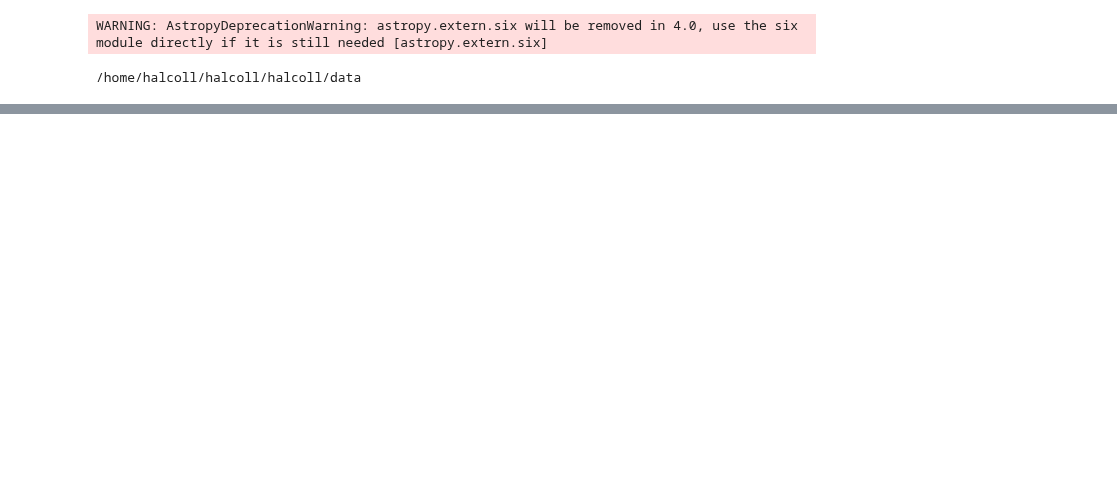
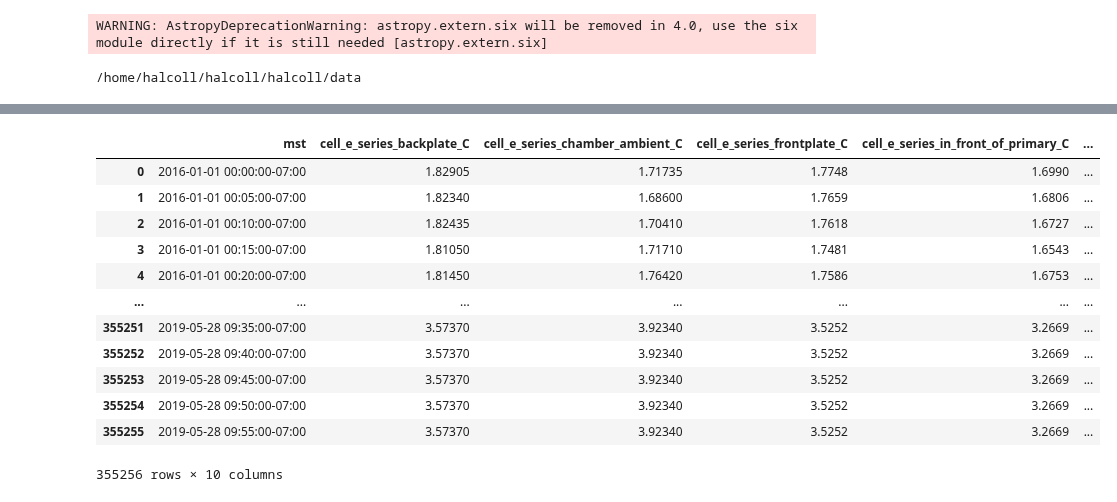
Before and after one commit to tepickering/HALcoll, a Jupyter notebook: notebooks/sunset_temp.ipynb, the cells around one changed output, grey strips where cells are left out. Saved outputs shown, nothing was run; the diff lists cells and outputs as text; code cells hidden in the pictures; blank space fills up the shorter version.

```diff
--- a/notebooks/sunset_temp.ipynb
+++ b/notebooks/sunset_temp.ipynb
@@ -150,0 +75,5 @@ array(['2019-11-16T00:24:23Z', '2019-11-16T13:52:25Z',
+# %%
+# y is true when sun is up, false when down. so sunset is when y is False.
+sunsets = t_str[y == False]
+sunsets_dt = t_dt[y == False]
+sunsets
@@ -150,0 +84,2 @@ array(['2019-11-16T00:24:23Z', '2019-11-16T13:52:25Z',
+# %%
+temp_data = temp_data.set_index(pd.DatetimeIndex(temp_data['ts'], name='mst')).tz_localize('MST').drop(columns=['ts'])
@@ -150,0 +103,4 @@ array(['2019-11-16T00:24:23Z', '2019-11-16T13:52:25Z',
+# %%
+sunsets_df = pd.DataFrame(pd.to_datetime(sunsets).tz_convert("MST"), columns=['sunset'])
+sunsets_df = sunsets_df.set_index(pd.DatetimeIndex(sunsets_df['sunset'], name='mst'))
+sunsets_df
@@ -150,0 +122,19 @@ array(['2019-11-16T00:24:23Z', '2019-11-16T13:52:25Z',
+# %%
+sunset_temp_data = pd.merge_asof(temp_data, sunsets_df, on='mst')
+# %%
+sunset_temp_data['sunset_diff'] = sunset_temp_data['mst'] - sunset_temp_data['sunset']
+sunset_temp_data
+# %% [output]
+|  | mst | cell_e_series_backplate_C | cell_e_series_chamber_ambient_C | cell_e_series_frontplate_C | cell_e_series_in_front_of_primary_C | ... |
+| 0 | 2016-01-01 00:00:00-07:00 | 1.82905 | 1.71735 | 1.7748 | 1.6990 | ... |
+| 1 | 2016-01-01 00:05:00-07:00 | 1.82340 | 1.68600 | 1.7659 | 1.6806 | ... |
+| 2 | 2016-01-01 00:10:00-07:00 | 1.82435 | 1.70410 | 1.7618 | 1.6727 | ... |
+| 3 | 2016-01-01 00:15:00-07:00 | 1.81050 | 1.71710 | 1.7481 | 1.6543 | ... |
+| 4 | 2016-01-01 00:20:00-07:00 | 1.81450 | 1.76420 | 1.7586 | 1.6753 | ... |
+| ... | ... | ... | ... | ... | ... | ... |
+| 355251 | 2019-05-28 09:35:00-07:00 | 3.57370 | 3.92340 | 3.5252 | 3.2669 | ... |
+| 355252 | 2019-05-28 09:40:00-07:00 | 3.57370 | 3.92340 | 3.5252 | 3.2669 | ... |
+| 355253 | 2019-05-28 09:45:00-07:00 | 3.57370 | 3.92340 | 3.5252 | 3.2669 | ... |
+| 355254 | 2019-05-28 09:50:00-07:00 | 3.57370 | 3.92340 | 3.5252 | 3.2669 | ... |
+| 355255 | 2019-05-28 09:55:00-07:00 | 3.57370 | 3.92340 | 3.5252 | 3.2669 | ... |
+355256 rows × 10 columns
```
Also changed, not shown: parts of 19 cells of this notebook, 1 other file.
